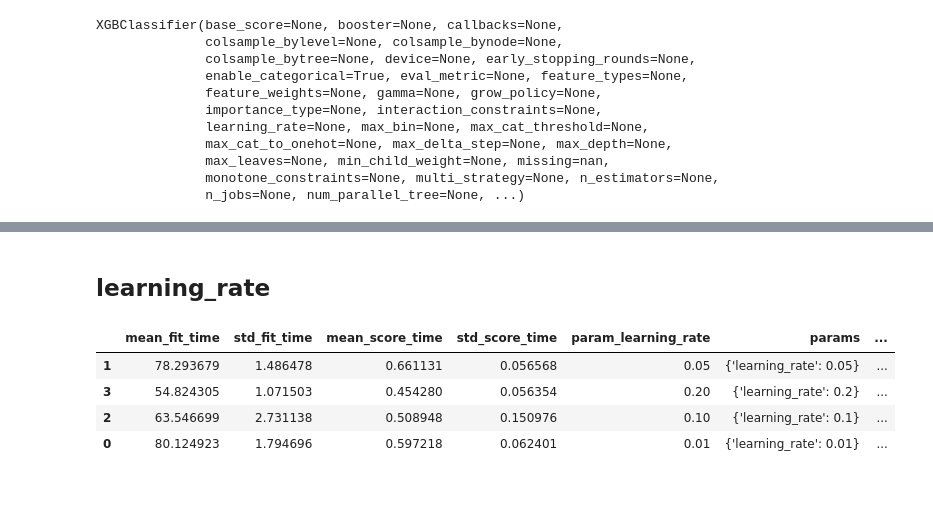
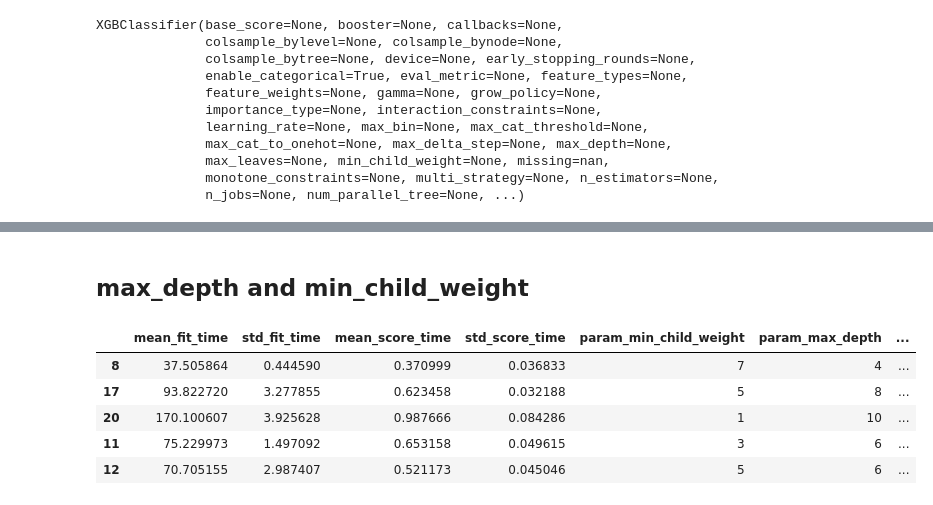
Before and after one commit to TusharPal/Bol-case-study, a Jupyter notebook: research/XGBoost.ipynb, the cells around one changed output, grey strips where cells are left out. Cells and saved outputs as stored; diff of their text form; code cells hidden in the pictures.

```diff
--- a/research/XGBoost.ipynb
+++ b/research/XGBoost.ipynb
@@ -58,9 +59,6 @@ data.head()
 ## Parse URLs
 # %%
 def parse_url(url, prefix = 'https://www.bol.com/nl/'):
-    def is_product_code(x):
-        pass
-
     url_components = url.removeprefix(prefix).split('/')
     row = {
         'url_function': '',
@@ -508,21 +425,21 @@ skf = StratifiedKFold(n_splits=5, shuffle=True, random_state=42)
 # Hyperparameter search space
 param_dist = {
     # Learning rate and trees
-    # "n_estimators": np.arange(100, 1100, 100),
+    # "n_estimators": [100, 300, 500],
     # "learning_rate": [0.01, 0.05, 0.1, 0.2],
 
-    # Tree structure
-    "max_depth": np.arange(2, 12, 2),
-    # "min_child_weight": np.arange(1, 10, 2),
+    # # Tree structure
+    # "max_depth": [2, 4, 6, 8, 10],
+    # "min_child_weight": [1, 3, 5, 7, 9],
 
     # # Sampling
     # "subsample": [0.6, 0.7, 0.8, 0.9, 1.0],
     # "colsample_bytree": [0.6, 0.7, 0.8, 0.9, 1.0],
 
-    # # Regularization
-    # "gamma": [0, 0.1, 0.2, 0.3, 0.4],
-    # "reg_alpha": [0, 0.01, 0.05, 0.1, 1, 10],  # L1
-    # "reg_lambda": [0.1, 0.5, 1, 5, 10],       # L2
+    # Regularization
+    "gamma": [0, 0.1, 0.2, 0.3, 0.4],
+    "reg_alpha": [0, 0.01, 0.05, 0.1, 1, 10],  # L1
+    "reg_lambda": [0.1, 0.5, 1, 5, 10],       # L2
 }
 
 # TODO: Causes an error. Needs custom implementation
@@ -539,7 +456,7 @@ clf = XGBClassifier(tree_method="hist", enable_categorical=True)
 search = RandomizedSearchCV(
     estimator=clf,
     param_distributions=param_dist,
-    n_iter=100,
+    n_iter=1000,
     scoring=scoring,
     refit='f1_macro',
     cv=skf,
@@ -565,10 +518,11 @@ pd.DataFrame(search.cv_results_).sort_values('rank_test_f1_macro')
 # %% [markdown]
-## learning_rate
+## max_depth and min_child_weight
 # %%
-pd.DataFrame(search.cv_results_).sort_values('rank_test_f1_macro')
+pd.DataFrame(search.cv_results_).sort_values('rank_test_f1_macro').head()
 # %% [output]
-|  | mean_fit_time | std_fit_time | mean_score_time | std_score_time | param_learning_rate | params | ... |
-| 1 | 78.293679 | 1.486478 | 0.661131 | 0.056568 | 0.05 | {'learning_rate': 0.05} | ... |
-| 3 | 54.824305 | 1.071503 | 0.454280 | 0.056354 | 0.20 | {'learning_rate': 0.2} | ... |
-| 2 | 63.546699 | 2.731138 | 0.508948 | 0.150976 | 0.10 | {'learning_rate': 0.1} | ... |
-| 0 | 80.124923 | 1.794696 | 0.597218 | 0.062401 | 0.01 | {'learning_rate': 0.01} | ... |
+|  | mean_fit_time | std_fit_time | mean_score_time | std_score_time | param_min_child_weight | param_max_depth | ... |
+| 8 | 37.505864 | 0.444590 | 0.370999 | 0.036833 | 7 | 4 | ... |
+| 17 | 93.822720 | 3.277855 | 0.623458 | 0.032188 | 5 | 8 | ... |
+| 20 | 170.100607 | 3.925628 | 0.987666 | 0.084286 | 1 | 10 | ... |
+| 11 | 75.229973 | 1.497092 | 0.653158 | 0.049615 | 3 | 6 | ... |
+| 12 | 70.705155 | 2.987407 | 0.521173 | 0.045046 | 5 | 6 | ... |
```
Also changed, not shown: parts of 31 cells of this notebook, 2 other files.
